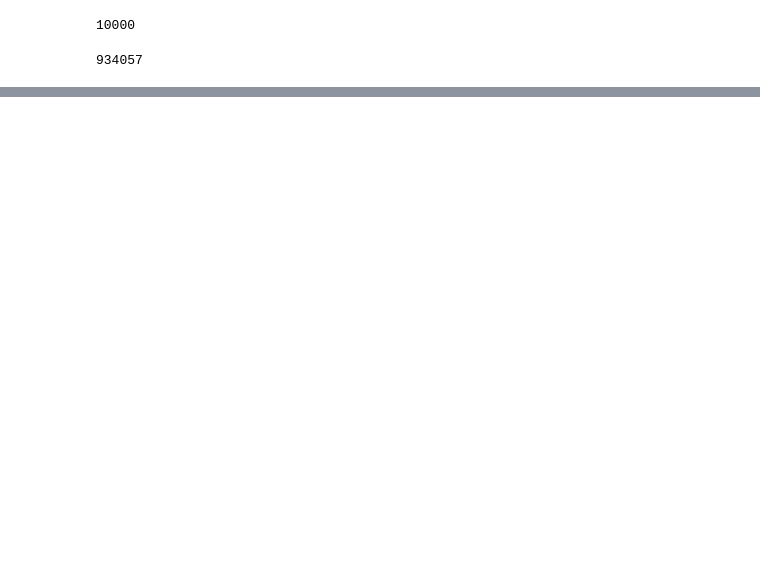
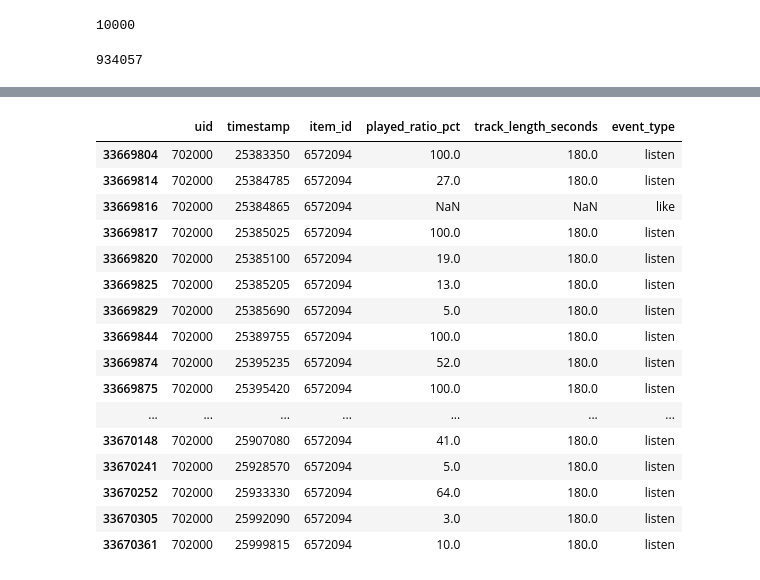
Before and after one commit to layvvs/hse-ai-year-project-2025, a Jupyter notebook: checkpoint-5-bogdan-egor/bogdan/data_processing.ipynb, the cells around one changed output, grey strips where cells are left out. Cells and saved outputs as stored; diff of their text form; code cells hidden in the pictures; blank space fills up the shorter version.

```diff
--- a/checkpoint-5-bogdan-egor/bogdan/data_processing.ipynb
+++ b/checkpoint-5-bogdan-egor/bogdan/data_processing.ipynb
@@ -43,0 +158,20 @@ df['item_id'].unique().count()
+# %%
+uid_702000[uid_702000['item_id'] == 6572094].sort_values(by='timestamp')
+# %% [output]
+|  | uid | timestamp | item_id | played_ratio_pct | track_length_seconds | event_type |
+| 33669804 | 702000 | 25383350 | 6572094 | 100.0 | 180.0 | listen |
+| 33669814 | 702000 | 25384785 | 6572094 | 27.0 | 180.0 | listen |
+| 33669816 | 702000 | 25384865 | 6572094 | NaN | NaN | like |
+| 33669817 | 702000 | 25385025 | 6572094 | 100.0 | 180.0 | listen |
+| 33669820 | 702000 | 25385100 | 6572094 | 19.0 | 180.0 | listen |
+| 33669825 | 702000 | 25385205 | 6572094 | 13.0 | 180.0 | listen |
+| 33669829 | 702000 | 25385690 | 6572094 | 5.0 | 180.0 | listen |
+| 33669844 | 702000 | 25389755 | 6572094 | 100.0 | 180.0 | listen |
+| 33669874 | 702000 | 25395235 | 6572094 | 52.0 | 180.0 | listen |
+| 33669875 | 702000 | 25395420 | 6572094 | 100.0 | 180.0 | listen |
+| ... | ... | ... | ... | ... | ... | ... |
+| 33670148 | 702000 | 25907080 | 6572094 | 41.0 | 180.0 | listen |
+| 33670241 | 702000 | 25928570 | 6572094 | 5.0 | 180.0 | listen |
+| 33670252 | 702000 | 25933330 | 6572094 | 64.0 | 180.0 | listen |
+| 33670305 | 702000 | 25992090 | 6572094 | 3.0 | 180.0 | listen |
+| 33670361 | 702000 | 25999815 | 6572094 | 10.0 | 180.0 | listen |
```
Also changed, not shown: parts of 26 cells of this notebook, 1 other file.
